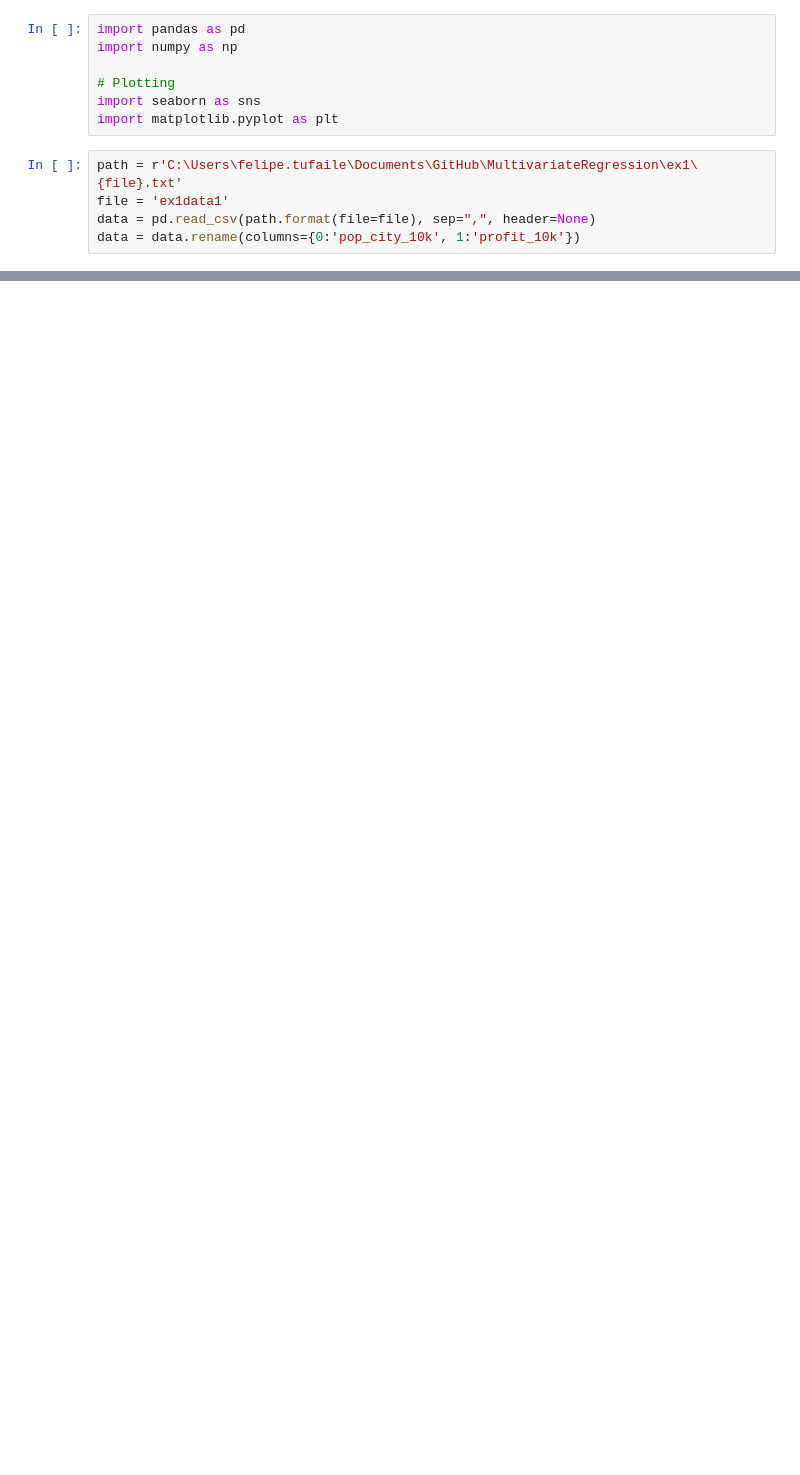
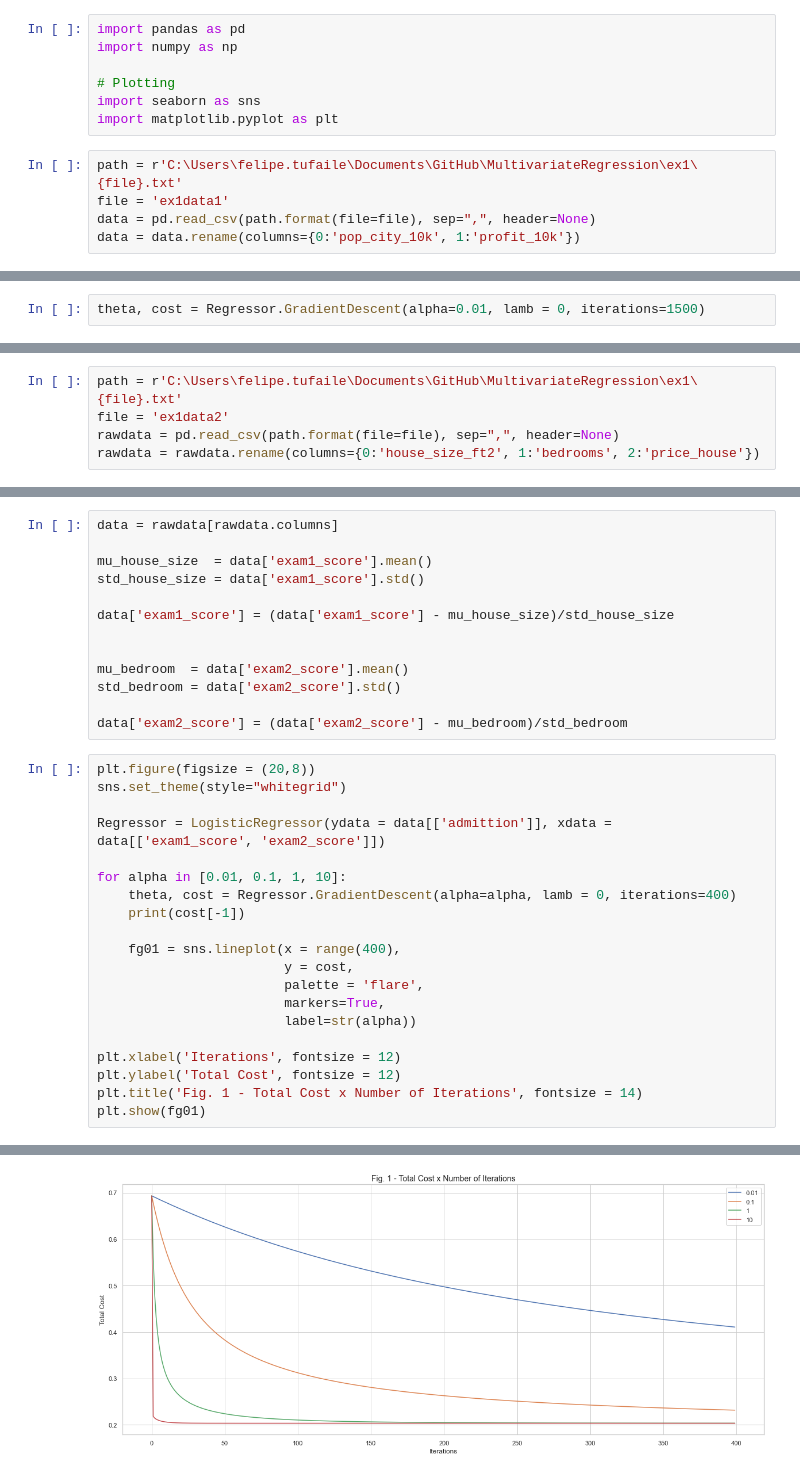
Before and after one commit to FelipeTufaile/MultivariateRegression, a Jupyter notebook: 20211204 - Execicio01.ipynb, the cells around one changed output, grey strips where cells are left out. Cells and saved outputs as stored; diff of their text form; blank space fills up the shorter version.

```diff
--- a/20211204 - Execicio01.ipynb
+++ b/20211204 - Execicio01.ipynb
@@ -84,0 +163,2 @@ y, x, th, it, a, j = return_arrays(data=data, y = 'profit_10k', features = ['pop
+# %%
+theta, cost = Regressor.GradientDescent(alpha=0.01, lamb = 0, iterations=1500)
@@ -84,0 +196,5 @@ y, x, th, it, a, j = return_arrays(data=data, y = 'profit_10k', features = ['pop
+# %%
+path = r'C:\Users\felipe.tufaile\Documents\GitHub\MultivariateRegression\ex1\{file}.txt'
+file = 'ex1data2'
+rawdata = pd.read_csv(path.format(file=file), sep=",", header=None)
+rawdata = rawdata.rename(columns={0:'house_size_ft2', 1:'bedrooms', 2:'price_house'})
@@ -84,0 +409,34 @@ y, x, th, it, a, j = return_arrays(data=data, y = 'profit_10k', features = ['pop
+# %%
+data = rawdata[rawdata.columns]
+
+mu_house_size  = data['exam1_score'].mean()
+std_house_size = data['exam1_score'].std()
+
+data['exam1_score'] = (data['exam1_score'] - mu_house_size)/std_house_size
+
+
+mu_bedroom  = data['exam2_score'].mean()
+std_bedroom = data['exam2_score'].std()
+
+data['exam2_score'] = (data['exam2_score'] - mu_bedroom)/std_bedroom
+# %%
+plt.figure(figsize = (20,8))
+sns.set_theme(style="whitegrid")
+
+Regressor = LogisticRegressor(ydata = data[['admittion']], xdata = data[['exam1_score', 'exam2_score']])
+
+for alpha in [0.01, 0.1, 1, 10]:
+    theta, cost = Regressor.GradientDescent(alpha=alpha, lamb = 0, iterations=400)
+    print(cost[-1])
+
+    fg01 = sns.lineplot(x = range(400),
+                        y = cost,
+                        palette = 'flare',
+                        markers=True,
+                        label=str(alpha))
+
+plt.xlabel('Iterations', fontsize = 12)
+plt.ylabel('Total Cost', fontsize = 12)
+plt.title('Fig. 1 - Total Cost x Number of Iterations', fontsize = 14)
+plt.show(fg01)
+# %% [output]
@@ -84,0 +447 @@ y, x, th, it, a, j = return_arrays(data=data, y = 'profit_10k', features = ['pop
+[figure, added]
```
Also changed, not shown: parts of 22 cells of this notebook.
